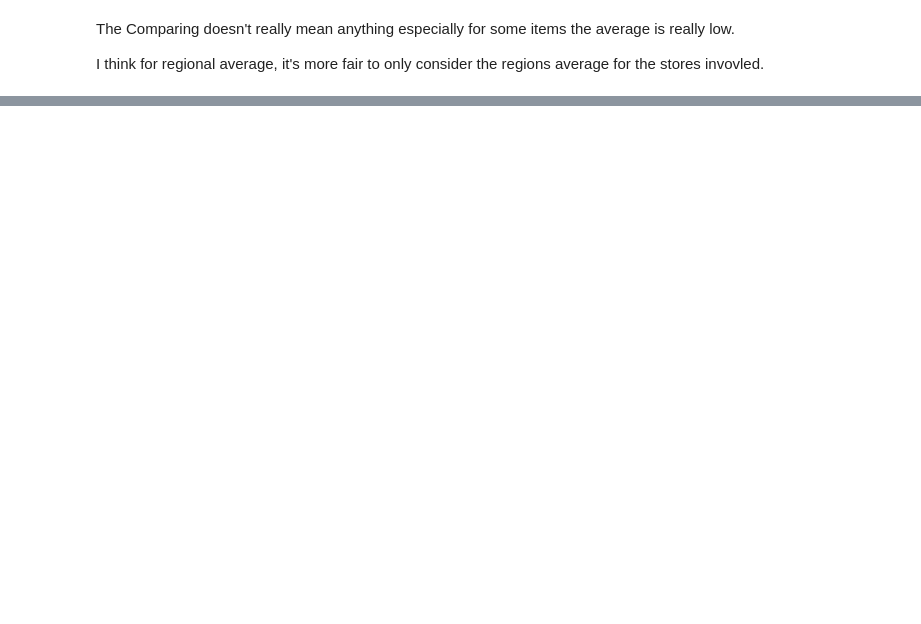
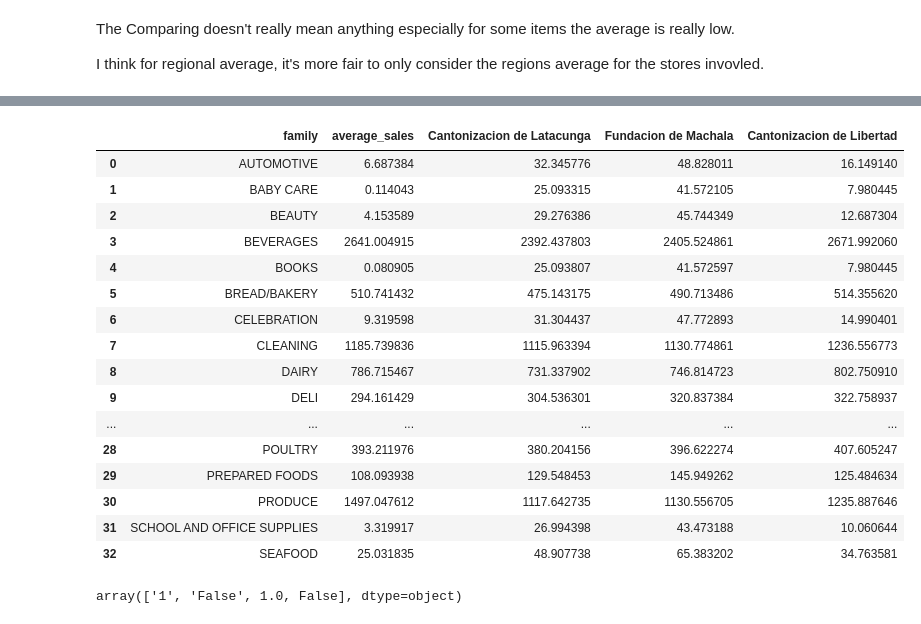
Before and after one commit to arielxinsu/Erdos_Grocery_Sales, a Jupyter notebook: holidays.ipynb, the cells around one changed output, grey strips where cells are left out. Saved outputs shown, nothing was run; the diff lists cells and outputs as text; code cells hidden in the pictures; blank space fills up the shorter version.

```diff
--- a/holidays.ipynb
+++ b/holidays.ipynb
@@ -314,0 +393,20 @@ df_sale = pd.DataFrame(results)
+# %%
+# First take out regions
+local_list = df[df.hol_Loc == 1].store_nbr.unique()
+df_nonhol_for_Hol_local = df[df.store_nbr.isin(local_list)]
+
+
+
+df_sale_local = pd.DataFrame(columns=['family', 'average_sales_non_hol'])
+# Loop through each unique family in the filtered dataframe
+# Initialize an empty list to collect results
+results = []
+for item in df_nonhol_for_Hol_local['family'].unique():
+    # Calculate the mean sales for each family and add it to the dataframe
+    avg_sales = np.nanmean(df_nonhol_for_Hol_local[df_nonhol_for_Hol_local['family'] == item]['sales'])
+    # Append a dictionary with 'family' and 'average_sales' to results list
+    results.append({'family': item, 'average_sales': avg_sales})
+
+# Convert the results list to a DataFrame
+df_sale_local = pd.DataFrame(results)
+# print(df_sale)
@@ -314,0 +428,25 @@ df_sale = pd.DataFrame(results)
+# %%
+df_sale_local
+# %% [output]
+|  | family | average_sales | Cantonizacion de Latacunga | Fundacion de Machala | Cantonizacion de Libertad |
+| 0 | AUTOMOTIVE | 6.687384 | 32.345776 | 48.828011 | 16.149140 |
+| 1 | BABY CARE | 0.114043 | 25.093315 | 41.572105 | 7.980445 |
+| 2 | BEAUTY | 4.153589 | 29.276386 | 45.744349 | 12.687304 |
+| 3 | BEVERAGES | 2641.004915 | 2392.437803 | 2405.524861 | 2671.992060 |
+| 4 | BOOKS | 0.080905 | 25.093807 | 41.572597 | 7.980445 |
+| 5 | BREAD/BAKERY | 510.741432 | 475.143175 | 490.713486 | 514.355620 |
+| 6 | CELEBRATION | 9.319598 | 31.304437 | 47.772893 | 14.990401 |
+| 7 | CLEANING | 1185.739836 | 1115.963394 | 1130.774861 | 1236.556773 |
+| 8 | DAIRY | 786.715467 | 731.337902 | 746.814723 | 802.750910 |
+| 9 | DELI | 294.161429 | 304.536301 | 320.837384 | 322.758937 |
+| ... | ... | ... | ... | ... | ... |
+| 28 | POULTRY | 393.211976 | 380.204156 | 396.622274 | 407.605247 |
+| 29 | PREPARED FOODS | 108.093938 | 129.548453 | 145.949262 | 125.484634 |
+| 30 | PRODUCE | 1497.047612 | 1117.642735 | 1130.556705 | 1235.887646 |
+| 31 | SCHOOL AND OFFICE SUPPLIES | 3.319917 | 26.994398 | 43.473188 | 10.060644 |
+| 32 | SEAFOOD | 25.031835 | 48.907738 | 65.383202 | 34.763581 |
+# %%
+# THe local holidays are not right.
+df_hol_all[df_hol_all.hol_Loc == 1].transferred.unique()
+# %% [output]
+array(['1', 'False', 1.0, False], dtype=object)
```
Also changed, not shown: parts of 16 cells of this notebook.
